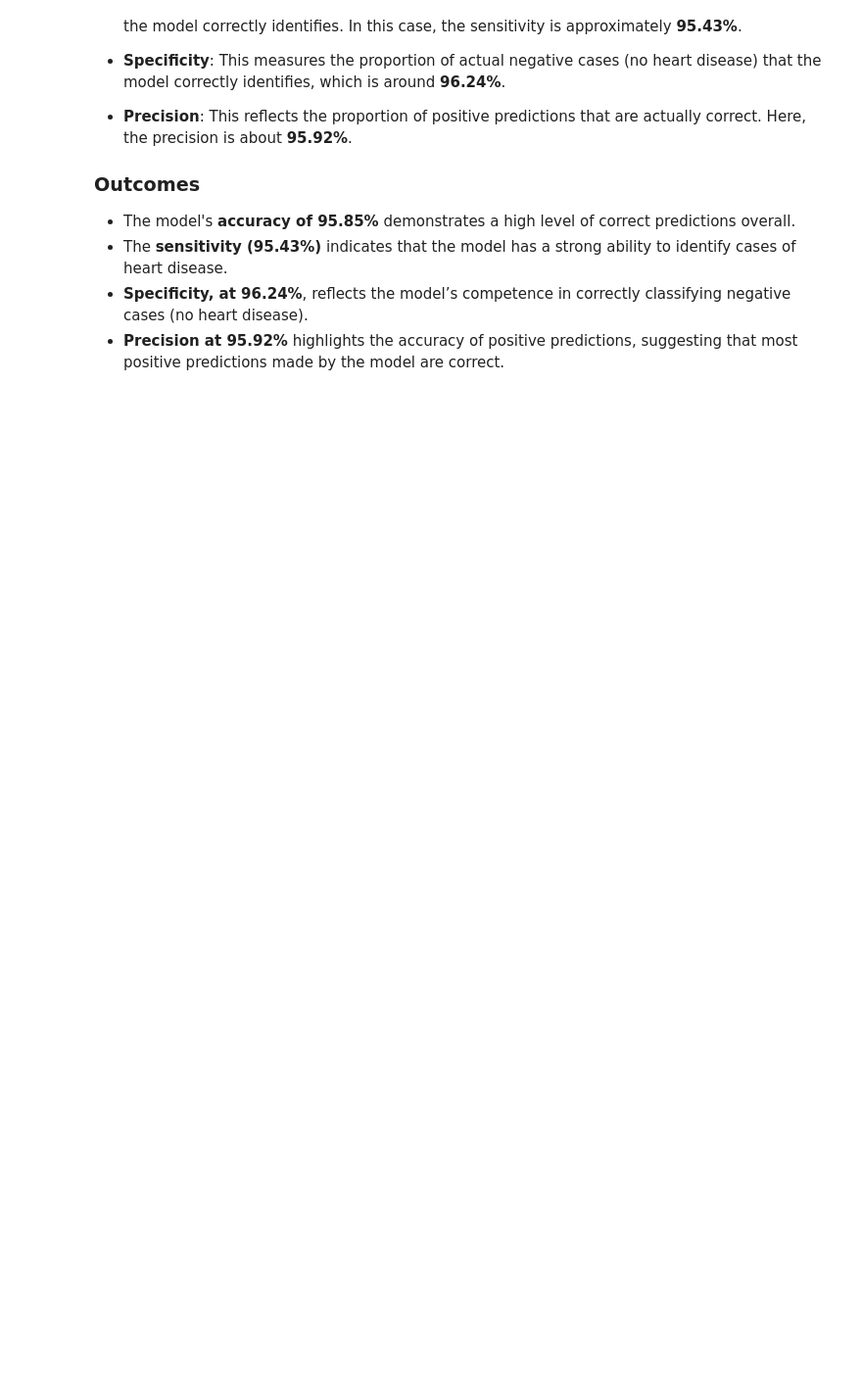
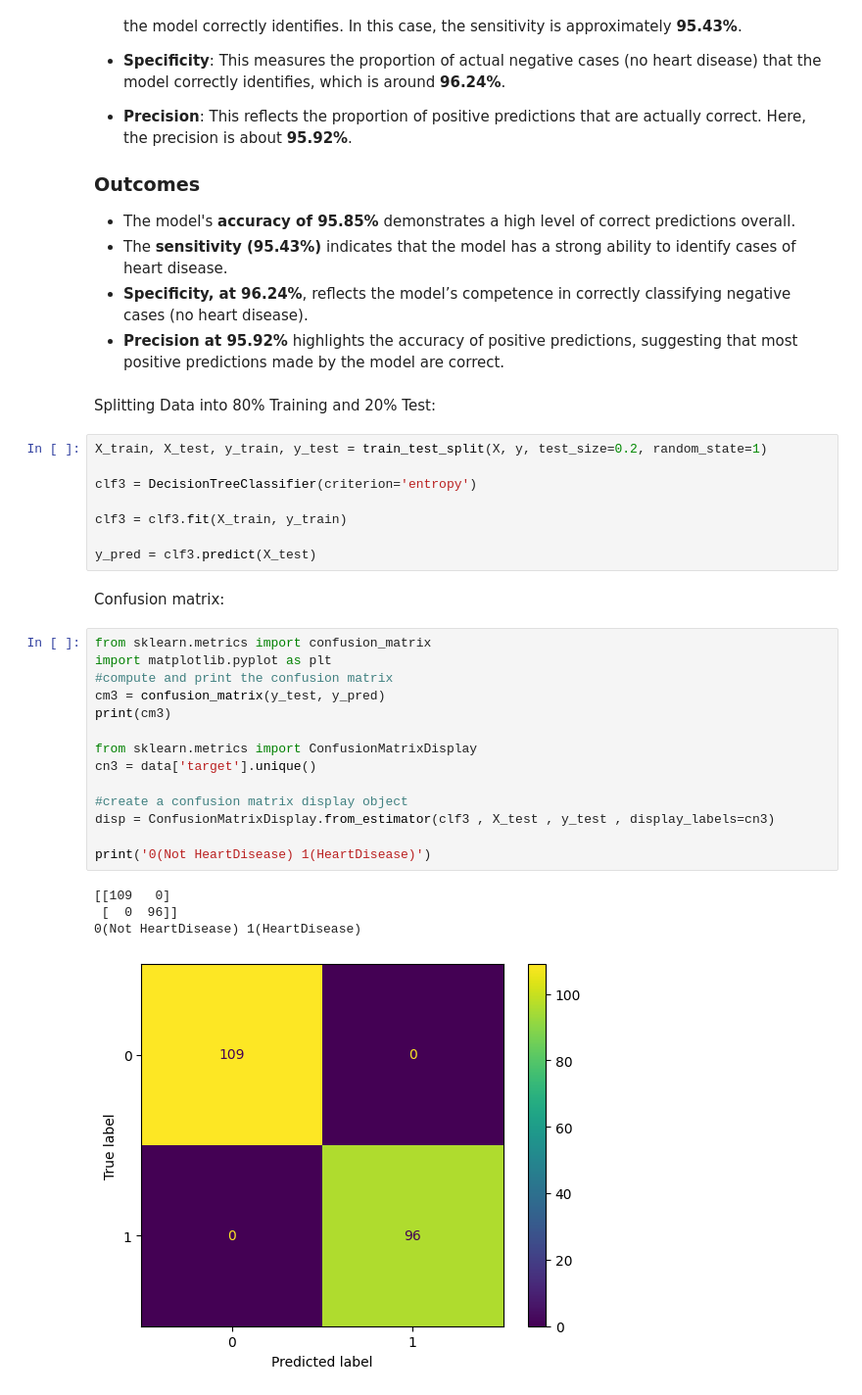
Before and after one commit to Aseel533/try, a Jupyter notebook: phase3.ipynb, the cells around one changed output. Shown at 98% size. Saved outputs shown, nothing was run; the diff lists cells and outputs as text; blank space fills up the shorter version.

```diff
--- a/phase3.ipynb
+++ b/phase3.ipynb
@@ -371,3 +372,34 @@ Precision: 0.9591836734693877
 - The **sensitivity (95.43%)** indicates that the model has a strong ability to identify cases of heart disease.
 - **Specificity, at 96.24%**, reflects the model’s competence in correctly classifying negative cases (no heart disease).
 - **Precision at 95.92%** highlights the accuracy of positive predictions, suggesting that most positive predictions made by the model are correct.
+# %% [markdown]
+Splitting Data into 80% Training and 20% Test:
+# %%
+X_train, X_test, y_train, y_test = train_test_split(X, y, test_size=0.2, random_state=1)
+
+clf3 = DecisionTreeClassifier(criterion='entropy')
+
+clf3 = clf3.fit(X_train, y_train)
+
+y_pred = clf3.predict(X_test)
+# %% [markdown]
+Confusion matrix:
+# %%
+from sklearn.metrics import confusion_matrix
+import matplotlib.pyplot as plt
+#compute and print the confusion matrix
+cm3 = confusion_matrix(y_test, y_pred)
+print(cm3)
+
+from sklearn.metrics import ConfusionMatrixDisplay
+cn3 = data['target'].unique()
+
+#create a confusion matrix display object
+disp = ConfusionMatrixDisplay.from_estimator(clf3 , X_test , y_test , display_labels=cn3)
+
+print('0(Not HeartDisease) 1(HeartDisease)')
+# %% [output]
+[[109   0]
+ [  0  96]]
+0(Not HeartDisease) 1(HeartDisease)
+[figure, added]
```
Also changed, not shown: parts of 14 cells of this notebook.
